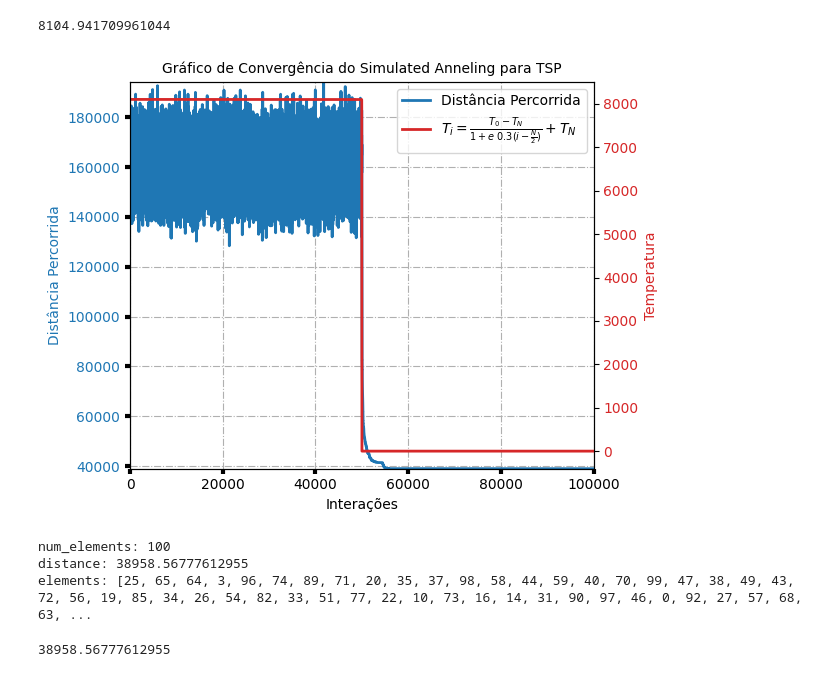
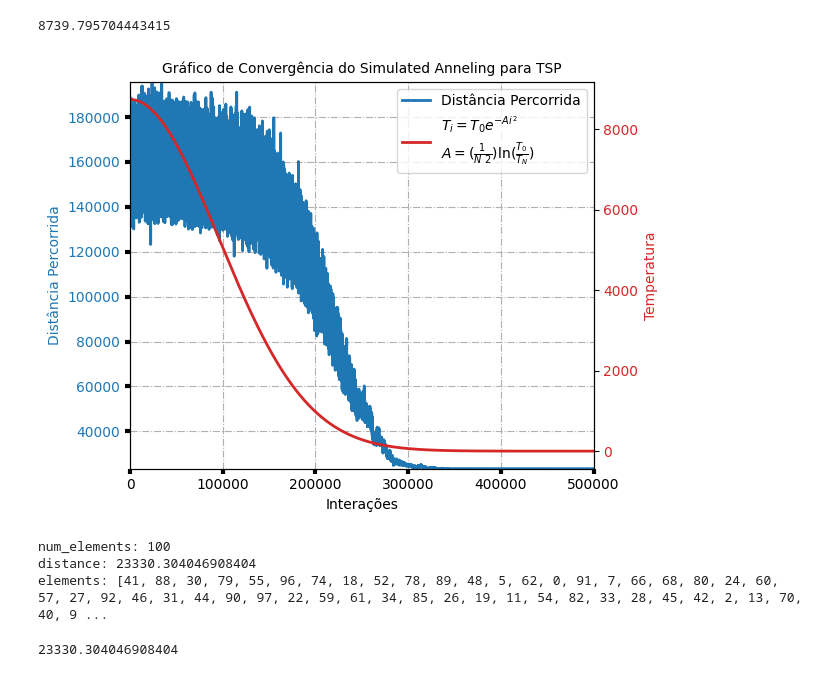
Before and after one commit to andreFelipeHFuck/IAR, a Jupyter notebook: SimulatedAnnealing/main.ipynb, the cells around one changed output. Saved outputs shown, nothing was run; the diff lists cells and outputs as text; code cells hidden in the pictures.

Commit message:
Experimento com 100 cidades

```diff
--- a/SimulatedAnnealing/main.ipynb
+++ b/SimulatedAnnealing/main.ipynb
@@ -89,25 +93,27 @@ df_media
 # %%
-res = experiment_one_SA(
-    problem="TSP100",
-    path="samples/eil100.txt",
-    num_interation=1,
-    num_neighbors_mod=1,
-    num_neighbors=500,
-    SA_max=10,
-    eq=4,
-    TN=0.01,
-    N= 100_000,
-    t=0,
-    show=True,
-    bar=True
-)
+# res = experiment_one_SA(
+#     problem="TSP100",
+#     path="samples/eil100.txt",
+#     num_interation=1,
+#     num_neighbors_mod=1,
+#     num_neighbors=500,
+#     SA_max=10,
+#     eq=9,
+#     TN=0.01,
+#     N= 500_000,
+#     t=0,
+#     show=True,
+#     bar=True
+# )
 
-res[6]
+# # ponto ótimo 426 e 21282
+
+# res[6]
 # %% [output]
-8104.941709961044
+8739.795704443415
-[figure, old version]
+[figure, new version]
 num_elements: 100
-distance: 38958.56777612955
-elements: [25, 65, 64, 3, 96, 74, 89, 71, 20, 35, 37, 98, 58, 44, 59, 40, 70, 99, 47, 38, 49, 43, 72, 56, 19, 85, 34, 26, 54, 82, 33, 51, 77, 22, 10, 73, 16, 14, 31, 90, 97, 46, 0, 92, 27, 57, 68, 63, ...
+distance: 23330.304046908404
+elements: [41, 88, 30, 79, 55, 96, 74, 18, 52, 78, 89, 48, 5, 62, 0, 91, 7, 66, 68, 80, 24, 60, 57, 27, 92, 46, 31, 44, 90, 97, 22, 59, 61, 34, 85, 26, 19, 11, 54, 82, 33, 28, 45, 42, 2, 13, 70, 40, 9 ...
-38958.56777612955
+23330.304046908404
 # %%
```
Also changed, not shown: parts of 12 cells of this notebook, 1 other file.
